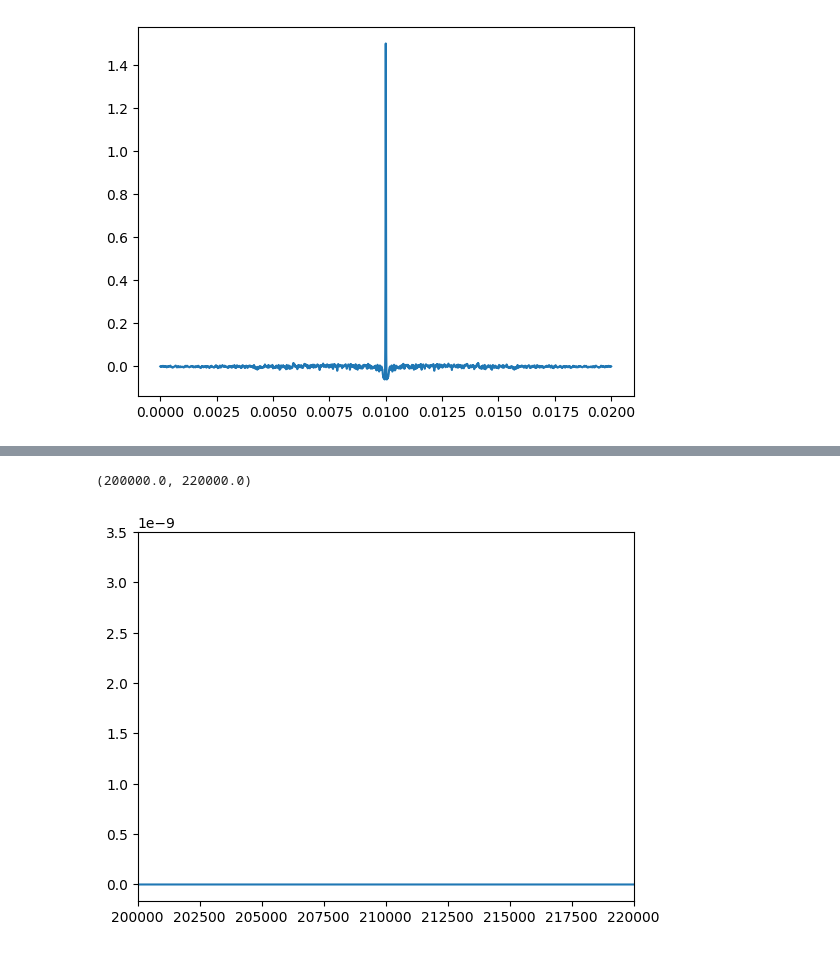
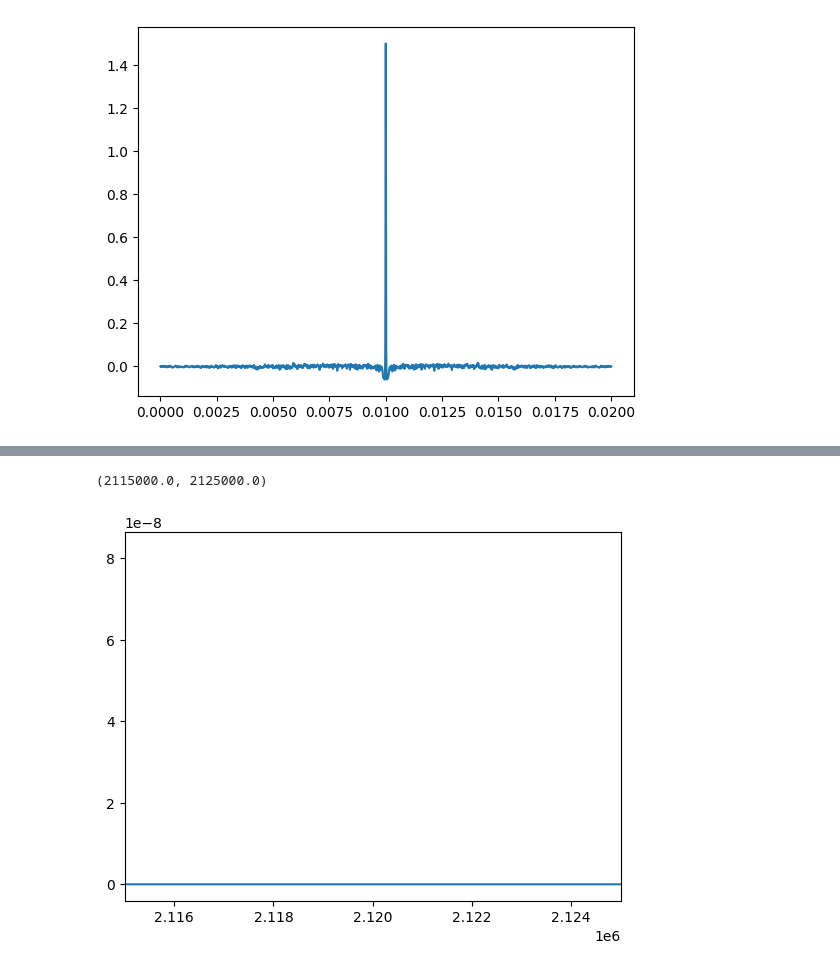
Before and after one commit to spice-herald/detprocess, a Jupyter notebook: examples/salting_dev.ipynb, the cells around one changed output, grey strips where cells are left out. Cells and saved outputs as stored; diff of their text form; code cells hidden in the pictures.

```diff
--- a/examples/salting_dev.ipynb
+++ b/examples/salting_dev.ipynb
@@ -379,9 +331,9 @@ plt.plot(bins,justpulses)
 # %%
 fs = 1.25e6
 dt = 1/fs
 bins = np.asarray(list(range(int(1.25e7))))*dt*1e6
 plt.plot(bins,justpulses)
-plt.xlim(2e5,2.2e5)
+plt.xlim(0.2115e7,0.2125e7)
 # %% [output]
-(200000.0, 220000.0)
+(2115000.0, 2125000.0)
-[figure, old version]
+[figure, new version]
```
Also changed, not shown: parts of 14 cells of this notebook, 2 other files.
